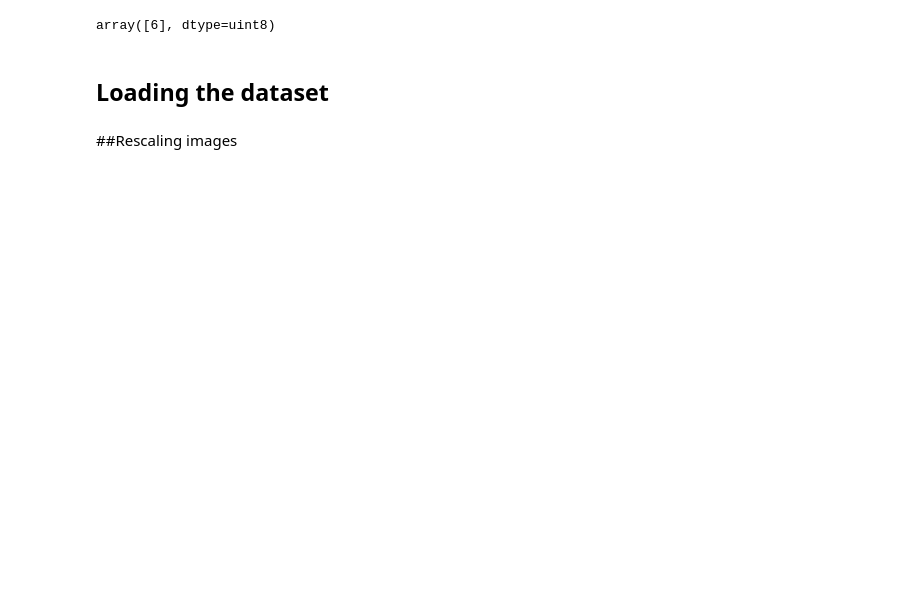
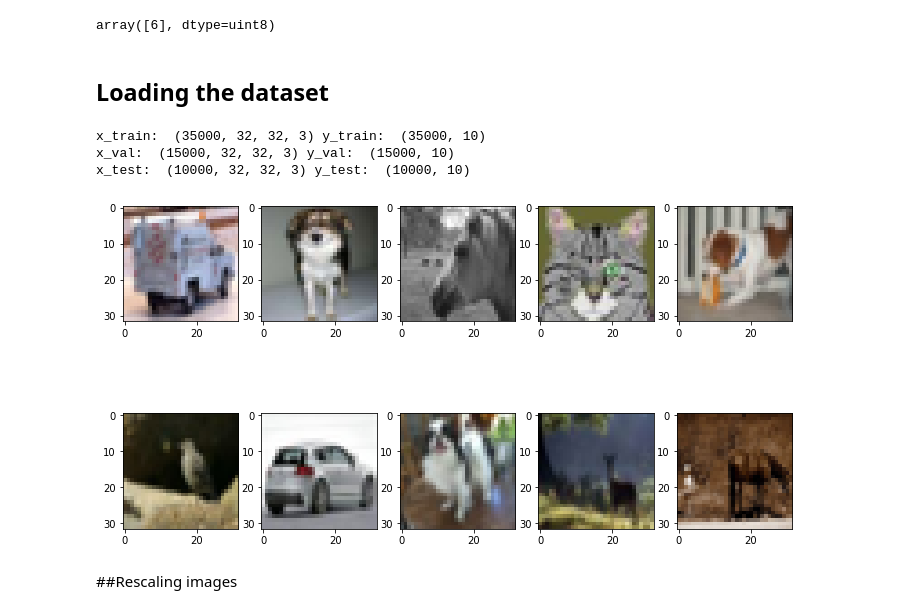
Before and after one commit to swastipriya/Deep-Learning, a Jupyter notebook: Transfer Learning.ipynb, the cells around one changed output. Cells and saved outputs as stored; diff of their text form; code cells hidden in the pictures; blank space fills up the shorter version.

```diff
--- a/Transfer Learning.ipynb
+++ b/Transfer Learning.ipynb
@@ -31,10 +15,0 @@ X_test:  (10000, 32, 32, 3) Y_test:  (10000, 1)
-# %%
-# plot first few images
-fig = plt.figure(figsize=(12,7))
-for i in range(10):
-	# define subplot
-	plt.subplot(2, 5, i+1)
-	# plot raw pixel data
-	plt.imshow(X_train[i])
-# show the figure
-plt.show()
@@ -46,14 +19,37 @@ Y_train[0]
 array([6], dtype=uint8)
 # %% [markdown]
 ## Loading the dataset
-# %%
-def load_dataset():
-	# load dataset
-	(X_train, Y_train), (X_train, Y_test) = cifar10.load_data()
-	# one hot encoding the target values
-	Y_train = to_categorical(Y_train)
-	Y_test = to_categorical(Y_test)
-	return X_train, Y_train, X_test, Y_test
+# %%
+def load_dataset():
+  #load dataset
+  (x_train, y_train), (x_test, y_test) = cifar10.load_data()
+  x_train, x_val, y_train, y_val = train_test_split(x_train, y_train, test_size=0.3)
+  #one hot encoding target variables
+  y_train = to_categorical(y_train)
+  y_val = to_categorical(y_val)
+  y_test = to_categorical(y_test)
+  print('x_train: ', x_train.shape, 'y_train: ', y_train.shape)
+  print('x_val: ', x_val.shape, 'y_val: ', y_val.shape)
+  print('x_test: ', x_test.shape, 'y_test: ', y_test.shape)
+  return x_train, y_train, x_val, y_val, x_test, y_test
+# %%
+x_train, y_train, x_val, y_val, x_test, y_test = load_dataset()
+# %% [output]
+x_train:  (35000, 32, 32, 3) y_train:  (35000, 10)
+x_val:  (15000, 32, 32, 3) y_val:  (15000, 10)
+x_test:  (10000, 32, 32, 3) y_test:  (10000, 10)
+# %%
+# plot first few images
+fig = plt.figure(figsize=(12,7))
+for i in range(10):
+  # define subplot
+	plt.subplot(2, 5, i+1)
+	# plot raw pixel data
+	plt.imshow(x_train[i])
+# show the figure
+plt.show()
+# %% [output]
+[figure, added]
 # %% [markdown]
 ##Rescaling images
 # %%
```
Also changed, not shown: parts of 9 cells of this notebook.
